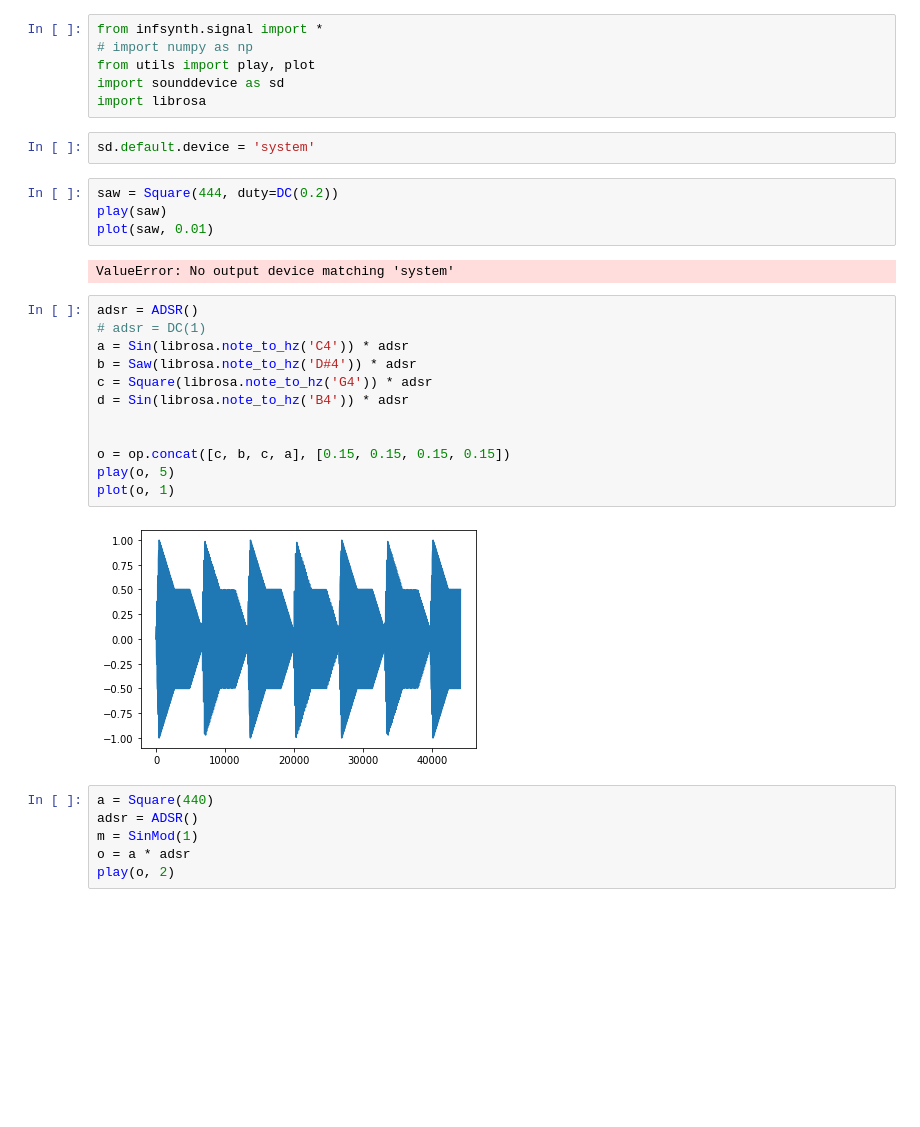
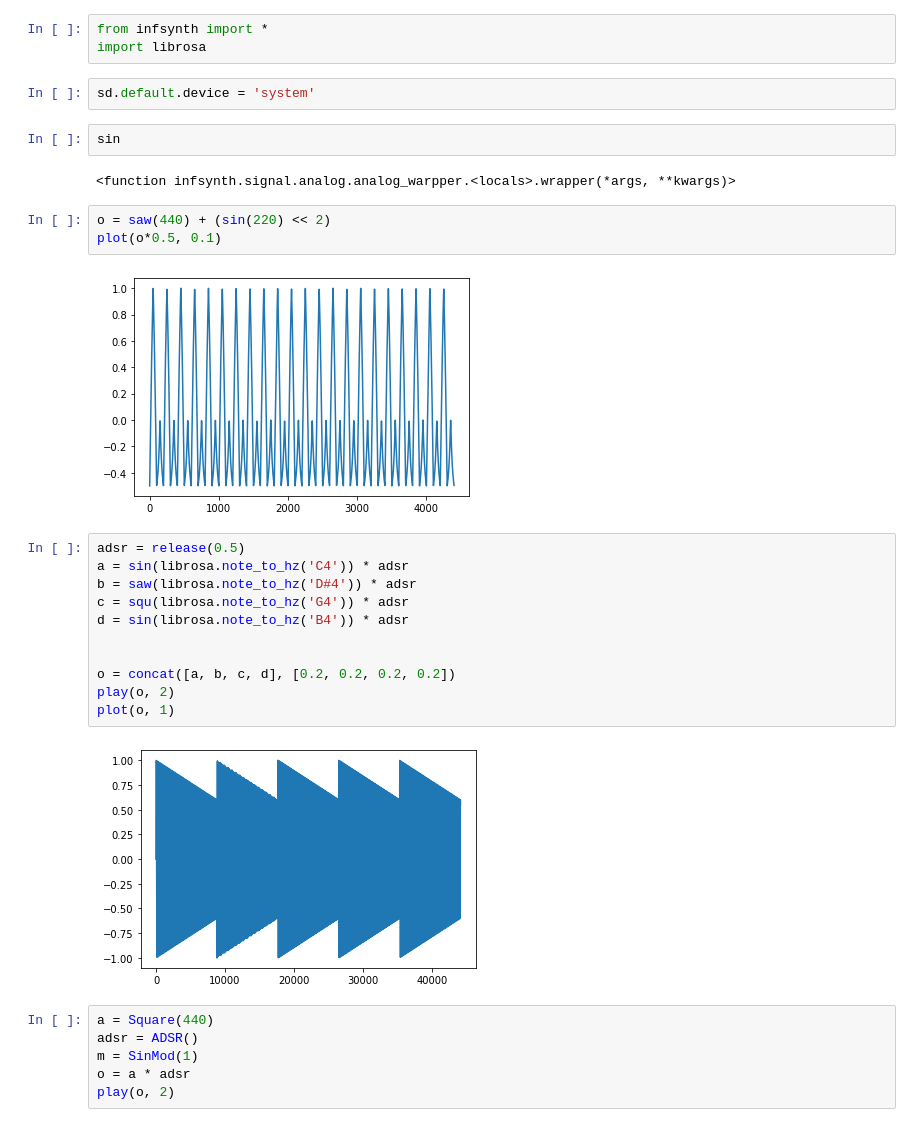
Before and after one commit to gongyibei/infsynth, a Jupyter notebook: test.ipynb, the cells around one changed output. Drawn from its saved outputs; the diff is of its cells as text; blank space fills up the shorter version.

Commit message:
reconstract signal lib

```diff
--- a/test.ipynb
+++ b/test.ipynb
@@ -1,31 +1,30 @@
-# %%
-from infsynth.signal import *
-# import numpy as np
-from utils import play, plot
-import sounddevice as sd
-import librosa
+# %%
+from infsynth import *
+import librosa
 # %%
 sd.default.device = 'system'
-# %%
-saw = Square(444, duty=DC(0.2))
-play(saw)
-plot(saw, 0.01)
-# %% [output]
-ValueError: No output device matching 'system'
+# %%
+sin
+# %% [output]
+<function infsynth.signal.analog.analog_warpper.<locals>.wrapper(*args, **kwargs)>
+# %%
+o = saw(440) + (sin(220) << 2)
+plot(o*0.5, 0.1)
+# %% [output]
+[figure, added]
 # %%
-adsr = ADSR()
-# adsr = DC(1)
-a = Sin(librosa.note_to_hz('C4')) * adsr
-b = Saw(librosa.note_to_hz('D#4')) * adsr
-c = Square(librosa.note_to_hz('G4')) * adsr
-d = Sin(librosa.note_to_hz('B4')) * adsr
+adsr = release(0.5)
+a = sin(librosa.note_to_hz('C4')) * adsr
+b = saw(librosa.note_to_hz('D#4')) * adsr
+c = squ(librosa.note_to_hz('G4')) * adsr
+d = sin(librosa.note_to_hz('B4')) * adsr
 
 
-o = op.concat([c, b, c, a], [0.15, 0.15, 0.15, 0.15])
-play(o, 5)
+o = concat([a, b, c, d], [0.2, 0.2, 0.2, 0.2])
+play(o, 2)
 plot(o, 1)
 # %% [output]
-[figure, old version]
+[figure, new version]
 # %%
 a = Square(440)
 adsr = ADSR()
```
Also changed, not shown: parts of 10 cells of this notebook, 17 other files.
